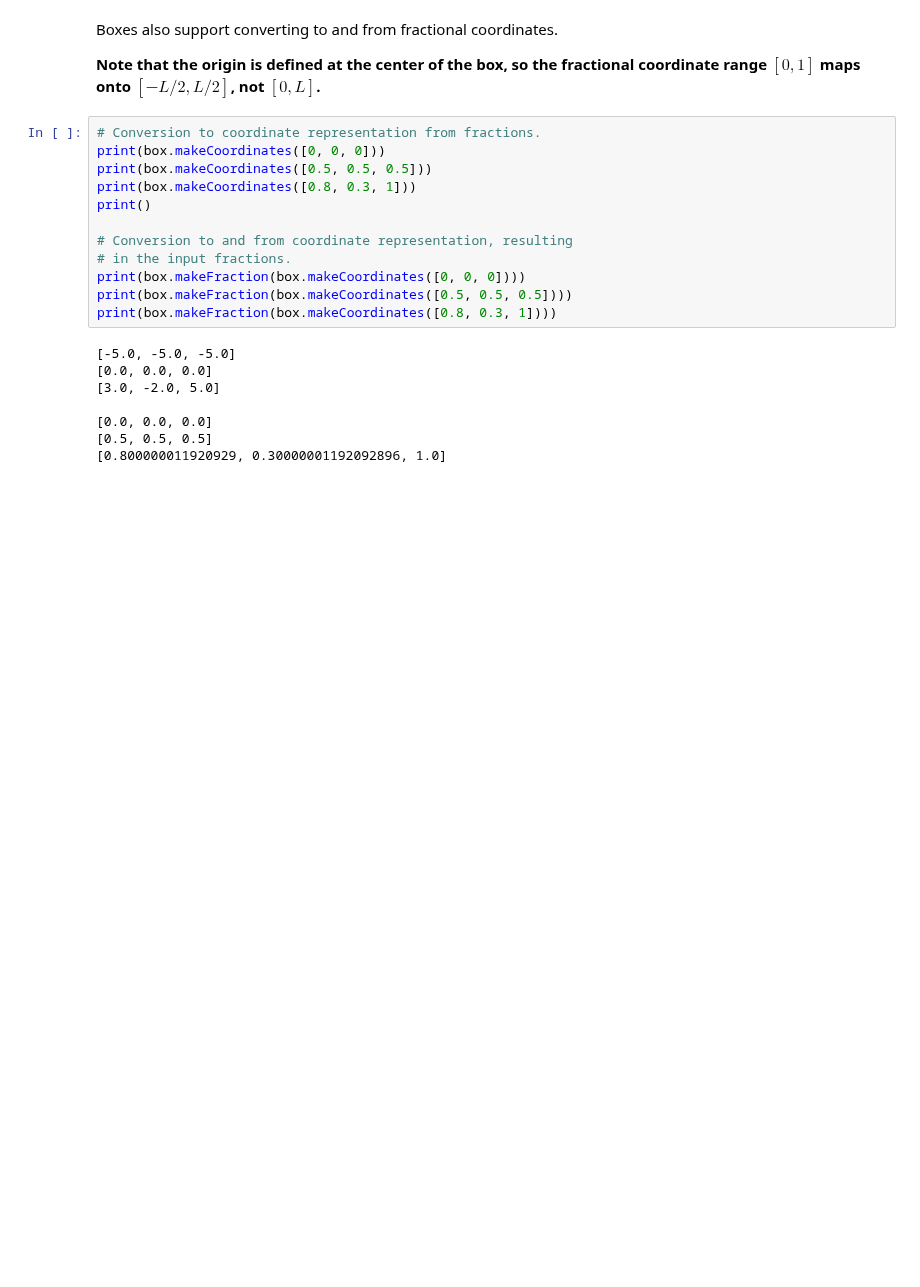
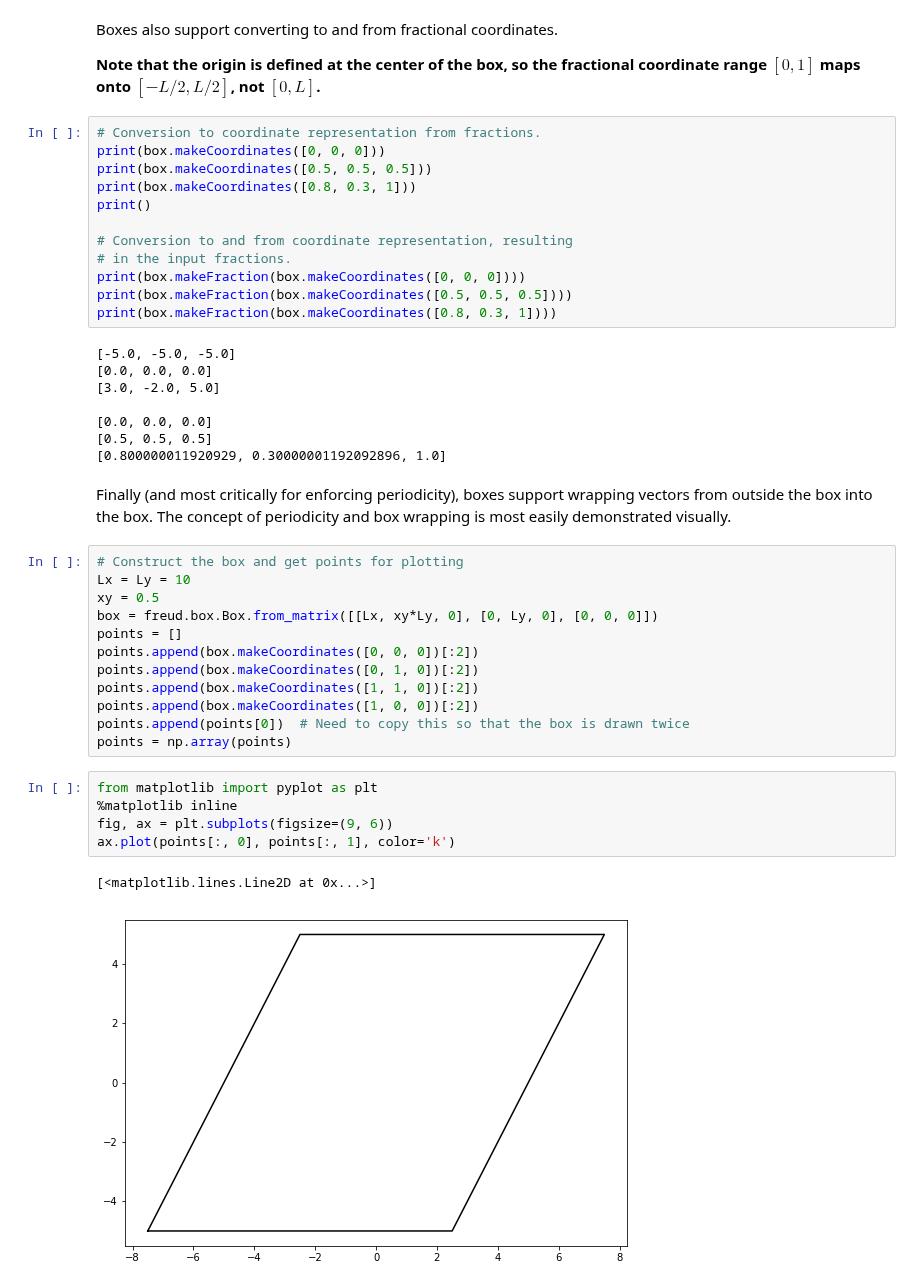
Before and after one commit to glotzerlab/freud-examples, a Jupyter notebook: Box.ipynb, the cells around one changed output. Drawn from its saved outputs; the diff is of its cells as text; blank space fills up the shorter version.

Commit message:
Add examples of wrapping

```diff
--- a/Box.ipynb
+++ b/Box.ipynb
@@ -244,3 +242,26 @@ print(box.makeFraction(box.makeCoordinates([0.8, 0.3, 1])))
 [0.0, 0.0, 0.0]
 [0.5, 0.5, 0.5]
 [0.800000011920929, 0.30000001192092896, 1.0]
+# %% [markdown]
+Finally (and most critically for enforcing periodicity), boxes support wrapping vectors from outside the box into the box.
+The concept of periodicity and box wrapping is most easily demonstrated visually.
+# %%
+# Construct the box and get points for plotting
+Lx = Ly = 10
+xy = 0.5
+box = freud.box.Box.from_matrix([[Lx, xy*Ly, 0], [0, Ly, 0], [0, 0, 0]])
+points = []
+points.append(box.makeCoordinates([0, 0, 0])[:2])
+points.append(box.makeCoordinates([0, 1, 0])[:2])
+points.append(box.makeCoordinates([1, 1, 0])[:2])
+points.append(box.makeCoordinates([1, 0, 0])[:2])
+points.append(points[0])  # Need to copy this so that the box is drawn twice
+points = np.array(points)
+# %%
+from matplotlib import pyplot as plt
+%matplotlib inline
+fig, ax = plt.subplots(figsize=(9, 6))
+ax.plot(points[:, 0], points[:, 1], color='k')
+# %% [output]
+[<matplotlib.lines.Line2D at 0x...>]
+[figure, added]
```
Also changed, not shown: parts of 10 cells of this notebook.
